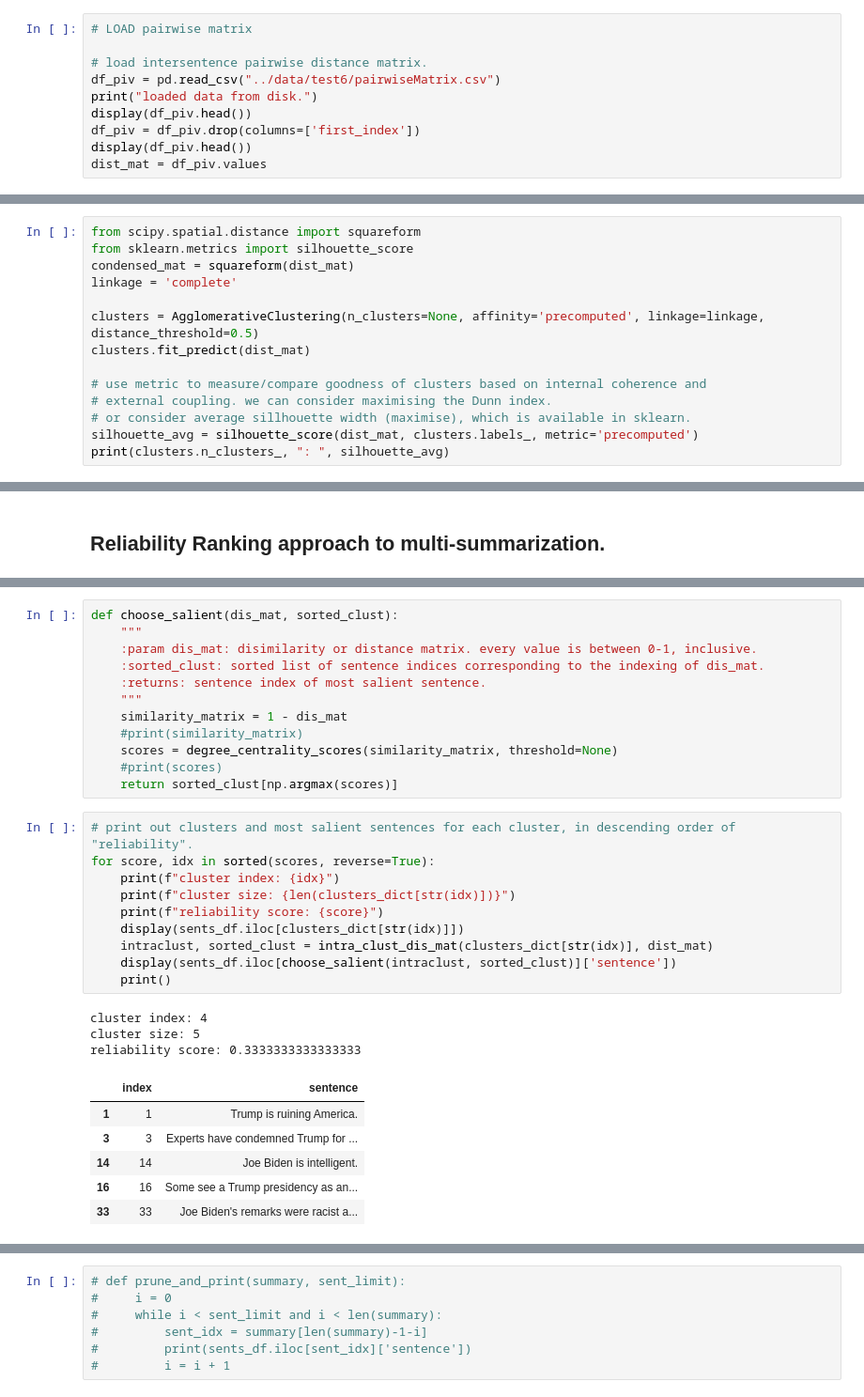
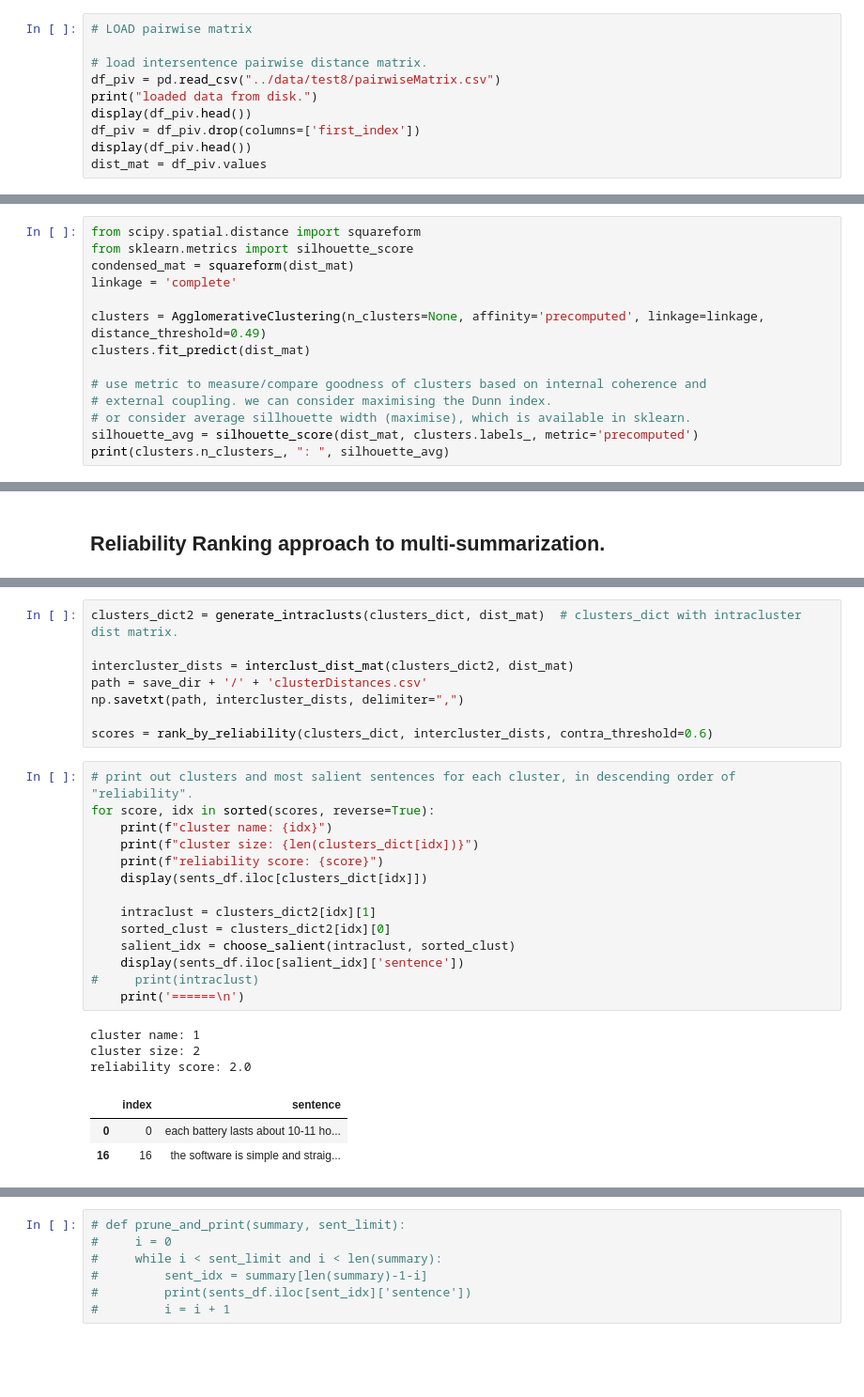
Before and after one commit to llmhyy/comments_summarization, a Jupyter notebook: src/Main.ipynb, the cells around one changed output, grey strips where cells are left out. Shown: that part at 94% size. Cells and saved outputs as stored; diff of their text form; blank space fills up the shorter version.

```diff
--- a/src/Main.ipynb
+++ b/src/Main.ipynb
@@ -203,7 +203,7 @@ intersentence.to_csv(path)
 # LOAD pairwise matrix
 
 # load intersentence pairwise distance matrix.
-df_piv = pd.read_csv("../data/test6/pairwiseMatrix.csv")
+df_piv = pd.read_csv("../data/test8/pairwiseMatrix.csv")
 print("loaded data from disk.")
 display(df_piv.head())
 df_piv = df_piv.drop(columns=['first_index'])
@@ -231,7 +230,7 @@ from sklearn.metrics import silhouette_score
 condensed_mat = squareform(dist_mat)
 linkage = 'complete'
 
-clusters = AgglomerativeClustering(n_clusters=None, affinity='precomputed', linkage=linkage, distance_threshold=0.5)
+clusters = AgglomerativeClustering(n_clusters=None, affinity='precomputed', linkage=linkage, distance_threshold=0.49)
 clusters.fit_predict(dist_mat)
 
 # use metric to measure/compare goodness of clusters based on internal coherence and
@@ -471,32 +474,29 @@ from lexrank.lexrank import degree_centrality_scores
-# %%
-def choose_salient(dis_mat, sorted_clust):
-    """
-    :param dis_mat: disimilarity or distance matrix. every value is between 0-1, inclusive.
-    :sorted_clust: sorted list of sentence indices corresponding to the indexing of dis_mat.
-    :returns: sentence index of most salient sentence.
-    """
-    similarity_matrix = 1 - dis_mat
-    #print(similarity_matrix)
-    scores = degree_centrality_scores(similarity_matrix, threshold=None)
-    #print(scores)
-    return sorted_clust[np.argmax(scores)]
+# %%
+clusters_dict2 = generate_intraclusts(clusters_dict, dist_mat)  # clusters_dict with intracluster dist matrix.
+
+intercluster_dists = interclust_dist_mat(clusters_dict2, dist_mat)
+path = save_dir + '/' + 'clusterDistances.csv'
+np.savetxt(path, intercluster_dists, delimiter=",")
+
+scores = rank_by_reliability(clusters_dict, intercluster_dists, contra_threshold=0.6)
 # %%
 # print out clusters and most salient sentences for each cluster, in descending order of "reliability".
 for score, idx in sorted(scores, reverse=True):
-    print(f"cluster index: {idx}")
-    print(f"cluster size: {len(clusters_dict[str(idx)])}")
+    print(f"cluster name: {idx}")
+    print(f"cluster size: {len(clusters_dict[idx])}")
     print(f"reliability score: {score}")
-    display(sents_df.iloc[clusters_dict[str(idx)]])
-    intraclust, sorted_clust = intra_clust_dis_mat(clusters_dict[str(idx)], dist_mat)
-    display(sents_df.iloc[choose_salient(intraclust, sorted_clust)]['sentence'])
-    print()
+    display(sents_df.iloc[clusters_dict[idx]])
+
+    intraclust = clusters_dict2[idx][1]
+    sorted_clust = clusters_dict2[idx][0]
+    salient_idx = choose_salient(intraclust, sorted_clust)
+    display(sents_df.iloc[salient_idx]['sentence'])
+#     print(intraclust)
+    print('======\n')
 # %% [output]
-cluster index: 4
-cluster size: 5
-reliability score: 0.3333333333333333
+cluster name: 1
+cluster size: 2
+reliability score: 2.0
 |  | index | sentence |
-| 1 | 1 | Trump is ruining America. |
-| 3 | 3 | Experts have condemned Trump for ... |
-| 14 | 14 | Joe Biden is intelligent. |
-| 16 | 16 | Some see a Trump presidency as an... |
-| 33 | 33 | Joe Biden's remarks were racist a... |
+| 0 | 0 | each battery lasts about 10-11 ho... |
+| 16 | 16 | the software is simple and straig... |
```
Also changed, not shown: parts of 28 cells of this notebook.
